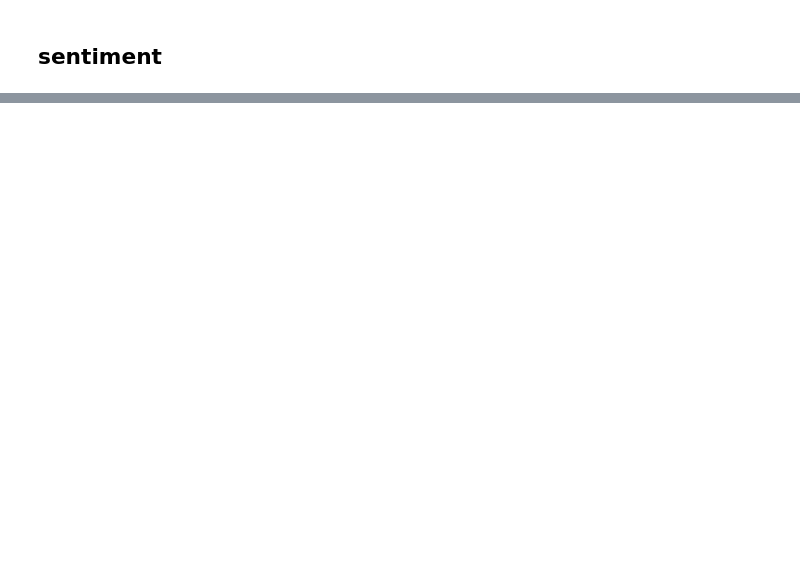
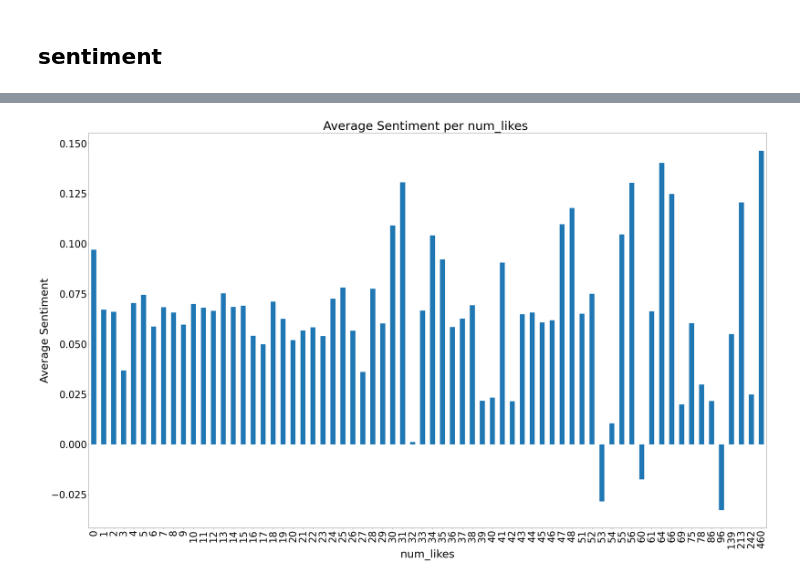
Before and after one commit to batyaamericus/OncUponTim, a Jupyter notebook: EDA.ipynb, the cells around one changed output, grey strips where cells are left out. Drawn from its saved outputs; the diff is of its cells as text; code cells hidden in the pictures; blank space fills up the shorter version.

```diff
--- a/EDA.ipynb
+++ b/EDA.ipynb
@@ -255,0 +346,10 @@ tops_comps
+# %%
+polarity_avg = df.groupby('num_likes')['sentiment'].mean().plot(kind='bar', figsize=(50,30))
+plt.xlabel('num_likes', fontsize=45)
+plt.ylabel('Average Sentiment', fontsize=45)
+plt.xticks(fontsize=40)
+plt.yticks(fontsize=40)
+plt.title('Average Sentiment per num_likes ', fontsize=50)
+plt.show()
+# %% [output]
+[figure, added]
```
Also changed, not shown: parts of 24 cells of this notebook.
